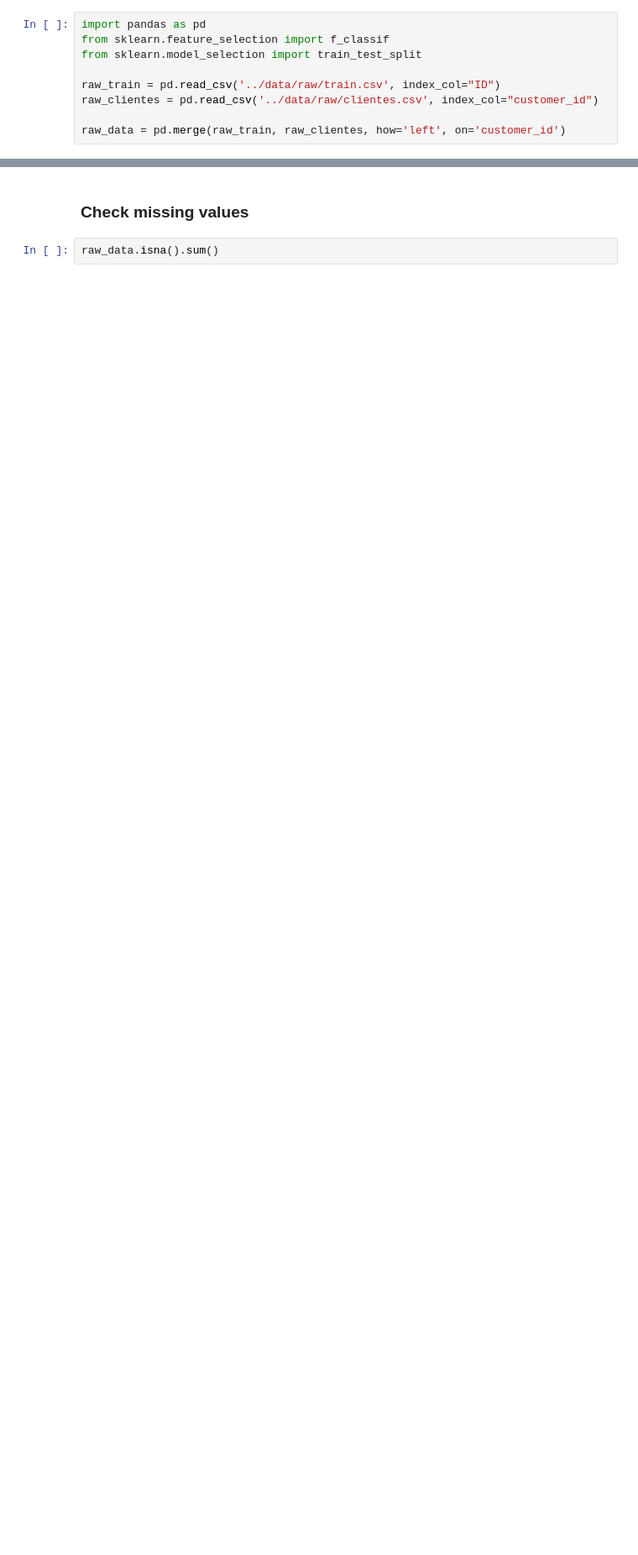
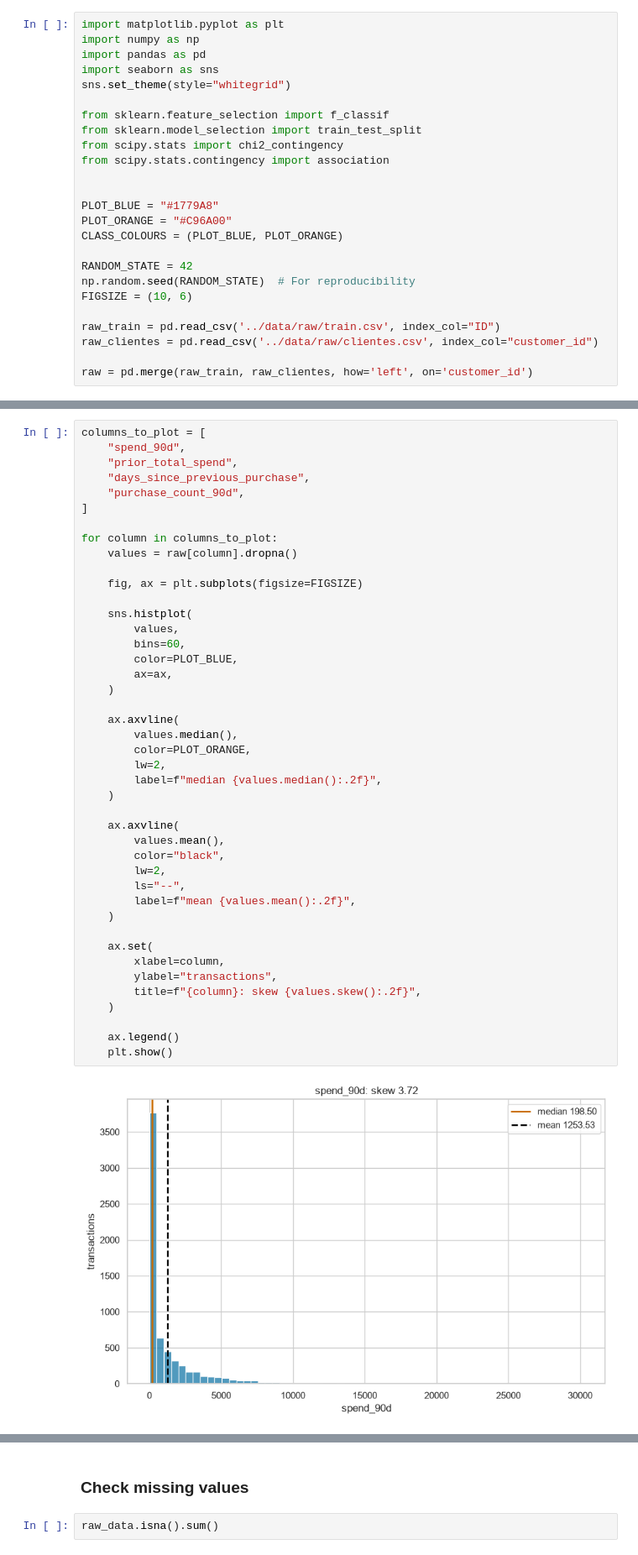
Before and after one commit to MiguelSantos00/Predicting-Repeat-Purchases-ML, a Jupyter notebook: notebooks/Homework_Group06_Exploration.ipynb, the cells around one changed output, grey strips where cells are left out. Shown at 84% size. Drawn from its saved outputs; the diff is of its cells as text; blank space fills up the shorter version.

```diff
--- a/notebooks/Homework_Group06_Exploration.ipynb
+++ b/notebooks/Homework_Group06_Exploration.ipynb
@@ -57,11 +57,27 @@
 | `company_name` | name of the company of the product | string |
 | `costumer_since_year` | year where the customer first registered a purchase | int |
 # %%
+import matplotlib.pyplot as plt
+import numpy as np
 import pandas as pd
+import seaborn as sns
+sns.set_theme(style="whitegrid")
+
 from sklearn.feature_selection import f_classif
 from sklearn.model_selection import train_test_split
+from scipy.stats import chi2_contingency
+from scipy.stats.contingency import association
+
+
+PLOT_BLUE = "#1779A8"
+PLOT_ORANGE = "#C96A00"
+CLASS_COLOURS = (PLOT_BLUE, PLOT_ORANGE)
+
+RANDOM_STATE = 42
+np.random.seed(RANDOM_STATE)  # For reproducibility
+FIGSIZE = (10, 6)
 
 raw_train = pd.read_csv('../data/raw/train.csv', index_col="ID")
 raw_clientes = pd.read_csv('../data/raw/clientes.csv', index_col="customer_id")
 
-raw_data = pd.merge(raw_train, raw_clientes, how='left', on='customer_id')
+raw = pd.merge(raw_train, raw_clientes, how='left', on='customer_id')
@@ -99,0 +382,45 @@ NameError: name 'raw_data' is not defined
+# %%
+columns_to_plot = [
+    "spend_90d",
+    "prior_total_spend",
+    "days_since_previous_purchase",
+    "purchase_count_90d",
+]
+
+for column in columns_to_plot:
+    values = raw[column].dropna()
+
+    fig, ax = plt.subplots(figsize=FIGSIZE)
+
+    sns.histplot(
+        values,
+        bins=60,
+        color=PLOT_BLUE,
+        ax=ax,
+    )
+
+    ax.axvline(
+        values.median(),
+        color=PLOT_ORANGE,
+        lw=2,
+        label=f"median {values.median():.2f}",
+    )
+
+    ax.axvline(
+        values.mean(),
+        color="black",
+        lw=2,
+        ls="--",
+        label=f"mean {values.mean():.2f}",
+    )
+
+    ax.set(
+        xlabel=column,
+        ylabel="transactions",
+        title=f"{column}: skew {values.skew():.2f}",
+    )
+
+    ax.legend()
+    plt.show()
+# %% [output]
+[figure, added]
```
Also changed, not shown: parts of 27 cells of this notebook.
